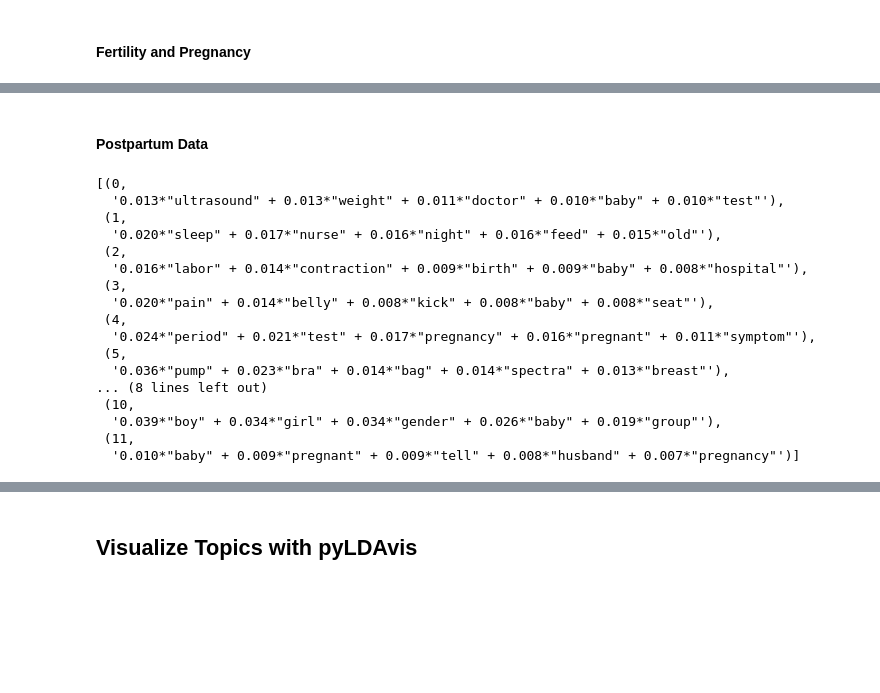
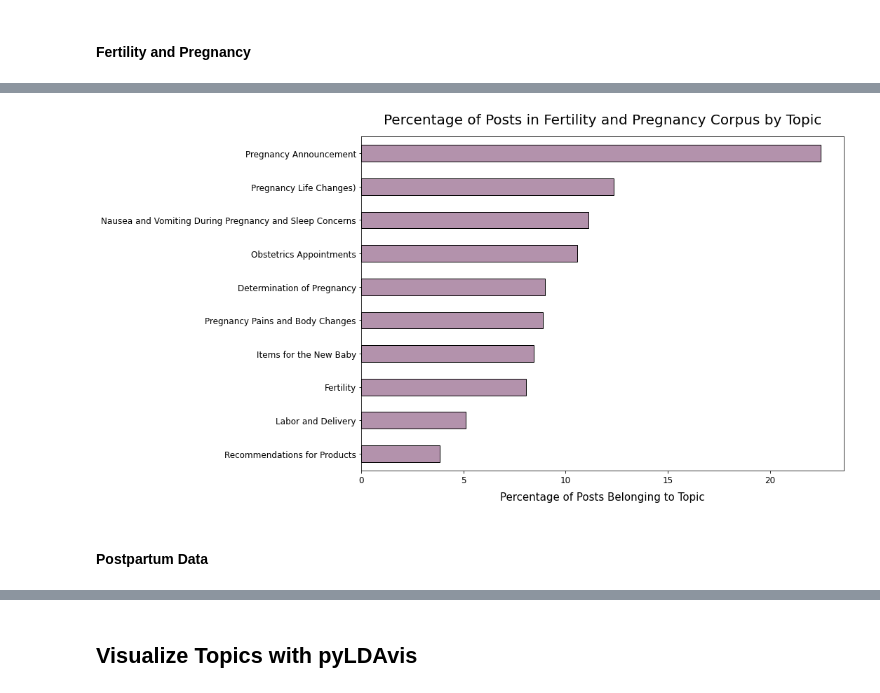
Before and after one commit to jlu90/Identifying-Womens-Health-Concerns, a Jupyter notebook: code/gensim_modeling.ipynb, the cells around one changed output, grey strips where cells are left out. Drawn from its saved outputs; the diff is of its cells as text; code cells hidden in the pictures; blank space fills up the shorter version.

Commit message:
interpretation for obsgyn lda

```diff
--- a/code/gensim_modeling.ipynb
+++ b/code/gensim_modeling.ipynb
@@ -301,6 +324,6 @@ plt.tight_layout();
 #### Fertility and Pregnancy
 # %%
 obsgyn_lda_model = build_gensim_lda(obsgyn_corpus,
-                               n_topics = 16,
+                               n_topics = 10,
                                vocabulary = obsgyn_vocabulary,
                                n_passes = 50)
@@ -331,2 +382,15 @@ build_gensim_coherence_model(obsgyn_lda_model, corpus = obsgyn_corpus, dictionar
 # %%
 # pickle.dump(obsgyn_lda_model, open('../pickles/obsgyn_lda_model.p', 'wb'))
+# %%
+obsgyn_topic_df = assign_topics_sentences(obsgyn_lda_model, obsgyn_corpus, obsgyn['total_text'])
+# %%
+obsgyn_topic_df['Dominant_Topic'] = obsgyn_topic_df['Dominant_Topic'].map({0.0: 'Pregnancy Life Changes',
+                                                    1.0: 'Pregnancy Announcement',
+                                                    2.0: 'Labor and Delivery',
+                                                    3.0: 'Nausea and Vomiting During Pregnancy and Sleep Concerns',
+                                                    4.0: 'Determination of Pregnancy',
+                                                    5.0: 'Recommendations for Products',
+                                                    6.0: 'Fertility',
+                                                    7.0: 'Items for the New Baby',
+                                                    8.0: 'Obstetrics Appointments',
+                                                    9.0: 'Pregnancy Pains and Body Changes'})
@@ -333,3 +406,11 @@ build_gensim_coherence_model(obsgyn_lda_model, corpus = obsgyn_corpus, dictionar
+# %%
+plot_topics_in_corpus(obsgyn_topic_df,
+                      'Dominant_Topic',
+                       medium_purple,
+                       title = 'Percentage of Posts in Fertility and Pregnancy Corpus by Topic',
+                       x_label = 'Percentage of Posts Belonging to Topic')
+# %% [output]
+[figure, added]
 # %% [markdown]
 #### Postpartum Data
 # %%
@@ -337,26 +418,6 @@ pospar_lda_model = build_gensim_lda(pospar_corpus,
                                n_topics = 12,
                                vocabulary = pospar_vocabulary,
                                n_passes = 50)
-# %%
-get_topic_terms(pospar_lda_model, 12, 5)
-# %% [output]
-[(0,
-  '0.013*"ultrasound" + 0.013*"weight" + 0.011*"doctor" + 0.010*"baby" + 0.010*"test"'),
- (1,
-  '0.020*"sleep" + 0.017*"nurse" + 0.016*"night" + 0.016*"feed" + 0.015*"old"'),
- (2,
-  '0.016*"labor" + 0.014*"contraction" + 0.009*"birth" + 0.009*"baby" + 0.008*"hospital"'),
- (3,
-  '0.020*"pain" + 0.014*"belly" + 0.008*"kick" + 0.008*"baby" + 0.008*"seat"'),
- (4,
-  '0.024*"period" + 0.021*"test" + 0.017*"pregnancy" + 0.016*"pregnant" + 0.011*"symptom"'),
- (5,
-  '0.036*"pump" + 0.023*"bra" + 0.014*"bag" + 0.014*"spectra" + 0.013*"breast"'),
-... (8 lines left out)
- (10,
-  '0.039*"boy" + 0.034*"girl" + 0.034*"gender" + 0.026*"baby" + 0.019*"group"'),
- (11,
-  '0.010*"baby" + 0.009*"pregnant" + 0.009*"tell" + 0.008*"husband" + 0.007*"pregnancy"')]
 # %%
 build_gensim_coherence_model(pospar_lda_model, corpus = pospar_corpus, dictionary = pospar_vocabulary)
 # %% [output]
```
Also changed, not shown: parts of 24 cells of this notebook, 1 other file.
